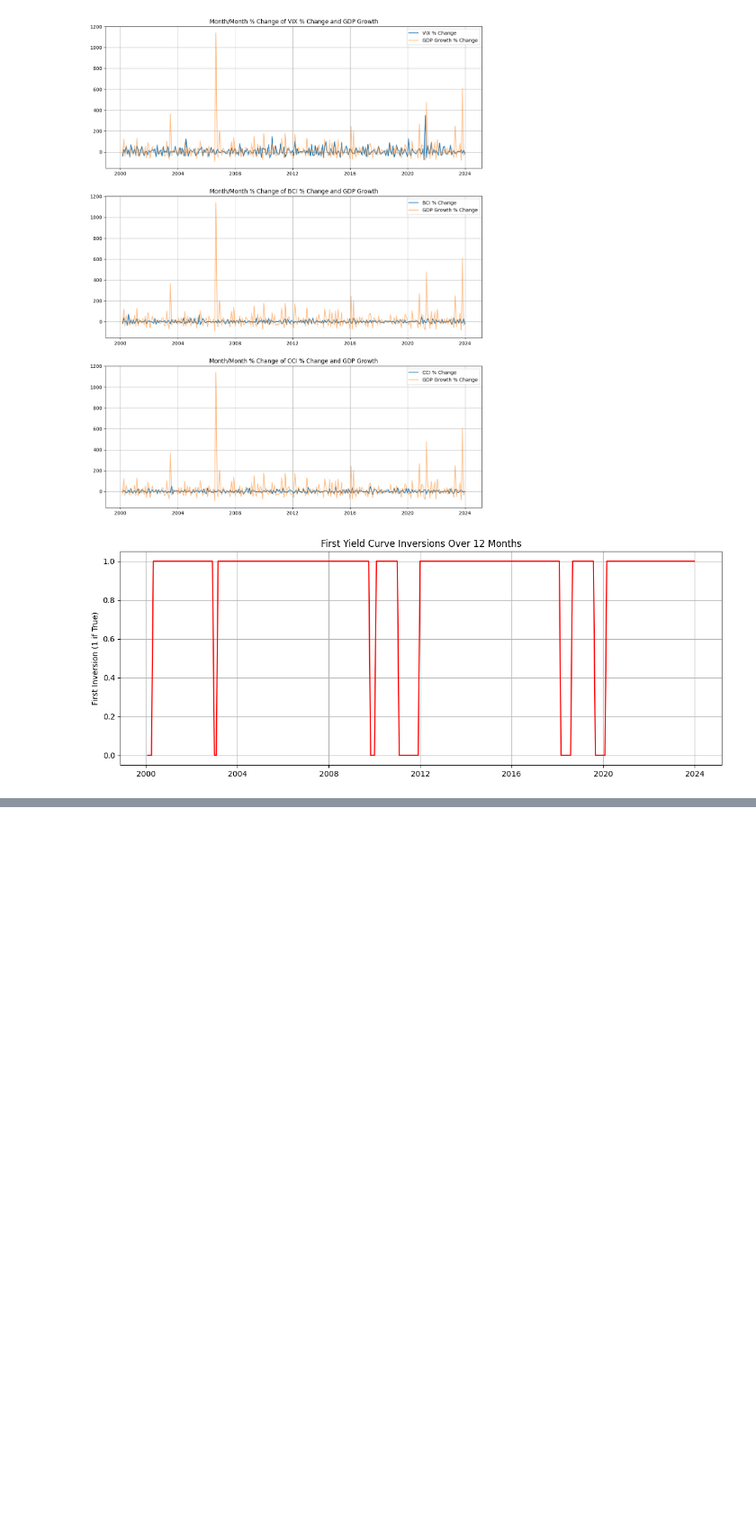
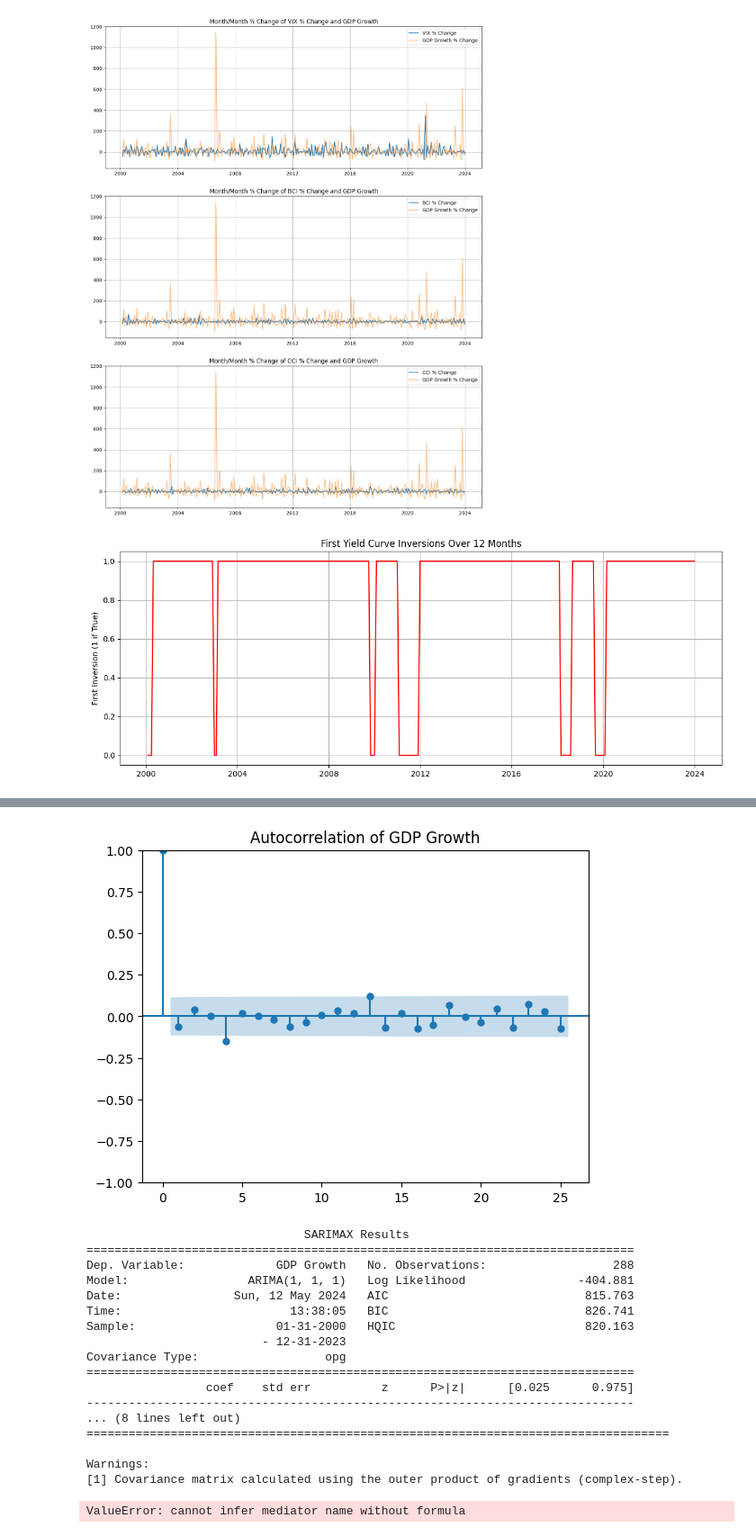
Before and after one commit to cs396s24/projectinitideas, a Jupyter notebook: syn_data_ej.ipynb, the cells around one changed output, grey strips where cells are left out. Shown at 90% size. Saved outputs shown, nothing was run; the diff lists cells and outputs as text; code cells hidden in the pictures; blank space fills up the shorter version.

Commit message:
updates to syn data

```diff
--- a/syn_data_ej.ipynb
+++ b/syn_data_ej.ipynb
@@ -324,7 +348,0 @@ KeyError: 'y'
-# %%
-#DiD
-# Assuming 'treated' is a binary indicator of receiving treatment, and 'time' is before/after treatment indicator
-data['interaction'] = data['treated'] * data['time']
-model = sm.OLS(data['outcome'], sm.add_constant(data[['treated', 'time', 'interaction']]))
-results = model.fit()
-print(results.summary())
@@ -347,8 +348,0 @@ KeyError: 'treatment'
-# %%
-#RDD
-
-# Assuming 'running_var' is the running variable and 'cutoff' is the threshold
-data['above_threshold'] = (data['running_var'] >= cutoff).astype(int)
-model = sm.OLS(data['outcome'], sm.add_constant(data[['above_threshold', 'running_var']]))
-results = model.fit()
-print(results.summary())
@@ -370,0 +624,46 @@ ValueError: Input data cannot have NAN values.
+# %%
+
+# Time Series Analysis - Autocorrelation
+from statsmodels.graphics.tsaplots import plot_acf
+from statsmodels.stats.mediation import Mediation
+from statsmodels.tsa.arima.model import ARIMA
+from statsmodels.tsa.api import VAR
+plot_acf(data['GDP Growth'])
+plt.title('Autocorrelation of GDP Growth')
+plt.show()
+
+# Time Series Analysis - ARIMA Model
+model = ARIMA(data['GDP Growth'], order=(1, 1, 1))
+arima_results = model.fit()
+print(arima_results.summary())
+# %% [output]
+[figure, added]
+                               SARIMAX Results
+==============================================================================
+Dep. Variable:             GDP Growth   No. Observations:                  288
+Model:                 ARIMA(1, 1, 1)   Log Likelihood                -404.881
+Date:                Sun, 12 May 2024   AIC                            815.763
+Time:                        13:38:05   BIC                            826.741
+Sample:                    01-31-2000   HQIC                           820.163
+                         - 12-31-2023
+Covariance Type:                  opg
+==============================================================================
+                 coef    std err          z      P>|z|      [0.025      0.975]
+------------------------------------------------------------------------------
+... (8 lines left out)
+===================================================================================
+
+Warnings:
+[1] Covariance matrix calculated using the outer product of gradients (complex-step).
+# %%
+from statsmodels.stats.mediation import Mediation
+
+# Define the formula for mediation analysis
+formula = "GDP_Growth ~ Yield_Curve_Inversion + VIX + BCI + CCI"
+
+# Perform mediation analysis
+mediation = Mediation(data, formula, treat="Yield_Curve_Inversion", mediator=["VIX", "BCI", "CCI"], outcome="GDP_Growth")
+mediation_results = mediation.fit()
+print(mediation_results.summary())
+# %% [output]
+ValueError: cannot infer mediator name without formula
```
Also changed, not shown: parts of 17 cells of this notebook.
